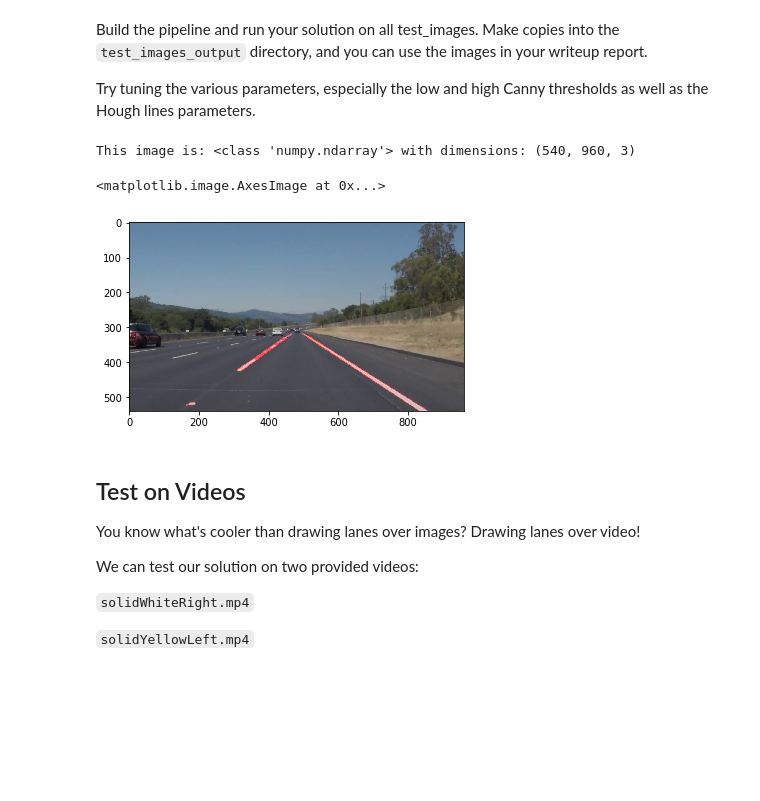
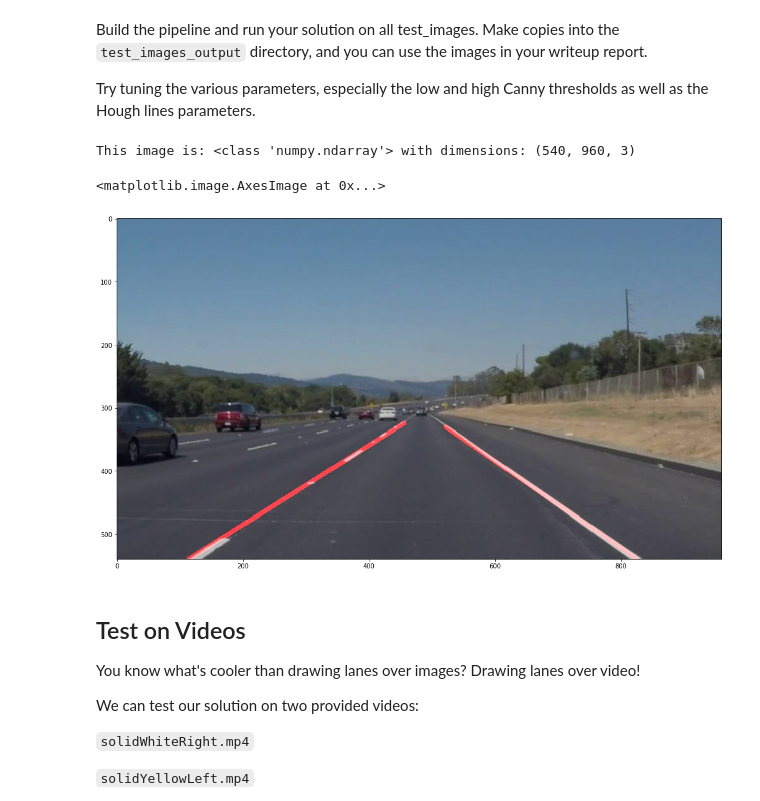
Before and after one commit to hangulo/SDC-P1-Lane-Tracking, a Jupyter notebook: P1.ipynb, the cells around one changed output. Drawn from its saved outputs; the diff is of its cells as text; code cells hidden in the pictures; blank space fills up the shorter version.

```diff
--- a/P1.ipynb
+++ b/P1.ipynb
@@ -171,44 +244,45 @@ Try tuning the various parameters, especially the low and high Canny thresholds
 # then save them to the test_images directory.
 
 #reading in an image
-image = mpimg.imread('test_images/solidWhiteRight.jpg')
+image = mpimg.imread('test_images/screenshot2.jpeg')
 
 #printing out some stats and plotting
 print('This image is:', type(image), 'with dimensions:', image.shape)
 
 
 # Apply Gaussian filter to smooth image and remove noise
 gauss = cv2.GaussianBlur(image,(5,5), 0)
 
 # Do Canny Edge Detection   (skipping the white/yellow mask leads to extra lines)
 low_threshold = 50
 high_threshold = 150
 canny_edges = canny(gauss,low_threshold,high_threshold)
 
 # Region of Interest
 vertices = [np.array([[0,540],[465,320],[500,320],[950,540]], dtype=np.int32)]
 ROI_masked = region_of_interest(canny_edges, vertices)
 
 
  # Hough Transform
 #rho and theta are the distance and angular resolution of the grid in Hough space
 #threshold is minimum number of intersections in a grid for candidate line to go to output
-rho = 1
+rho = 2
 theta = np.pi/180
-threshold = 10
-min_line_len = 10
-max_line_gap = 50
+threshold = 30
+min_line_len = 50
+max_line_gap = 100
 
 hough_image = hough_lines(ROI_masked, rho, theta, threshold, min_line_len, max_line_gap)
 
 # Apply the lines to the original image
 weighted_image = weighted_img(hough_image, image, α=.8, β=1., λ=0.)
 
+plt.figure(figsize=(20,10))
 plt.imshow(weighted_image)
 # %% [output]
 This image is: <class 'numpy.ndarray'> with dimensions: (540, 960, 3)
 <matplotlib.image.AxesImage at 0x...>
-[figure, old version]
+[figure, new version]
 # %% [markdown]
 ## Test on Videos
 
```
Also changed, not shown: parts of 4 cells of this notebook, 1 other file.
